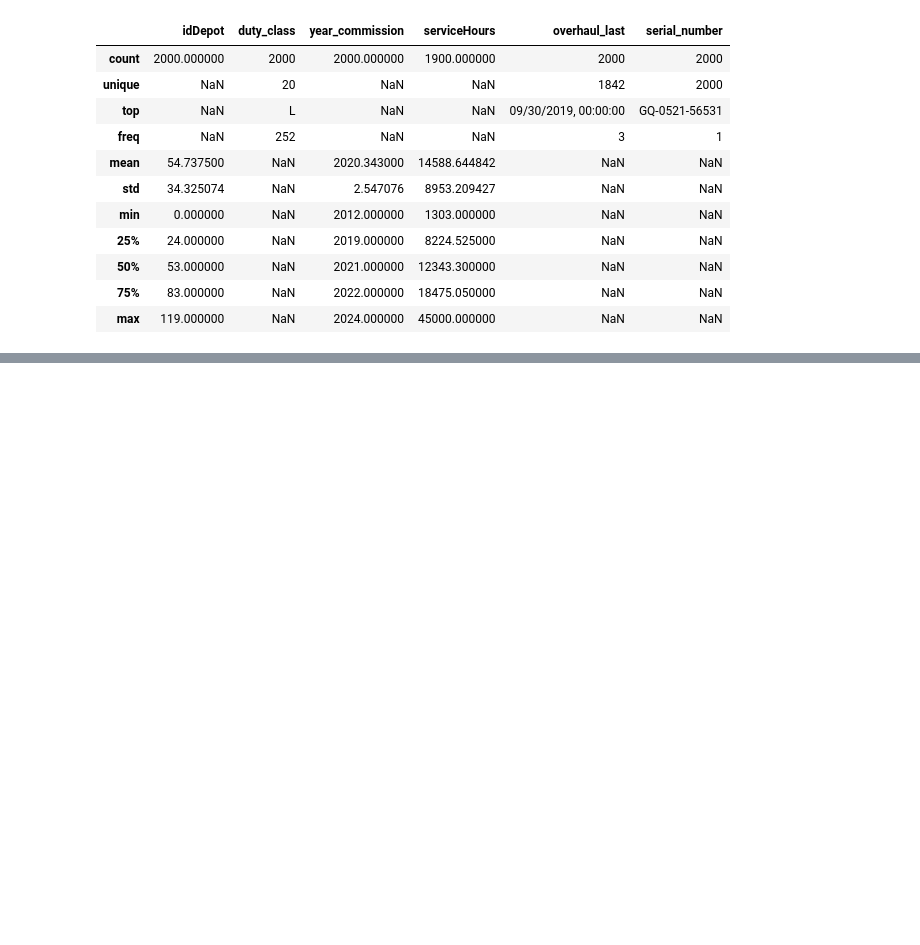
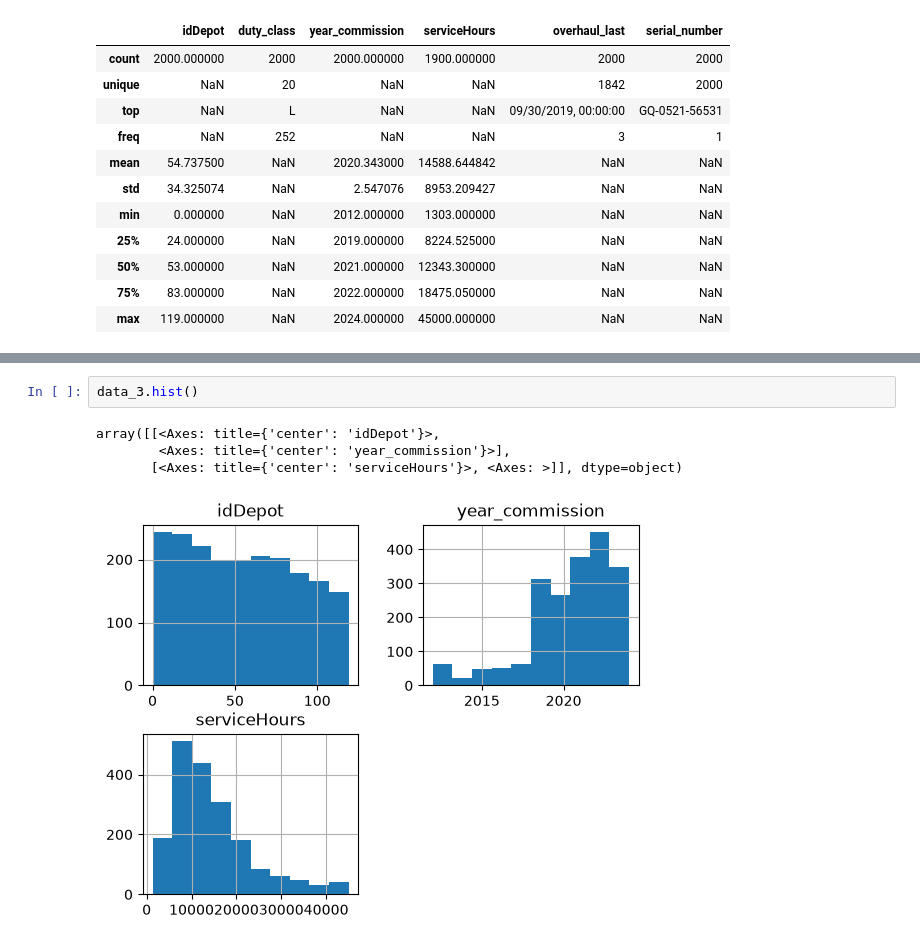
Before and after one commit to Walorean/Iau_project, a Jupyter notebook: test.ipynb, the cells around one changed output, grey strips where cells are left out. Drawn from its saved outputs; the diff is of its cells as text; blank space fills up the shorter version.

```diff
--- a/test.ipynb
+++ b/test.ipynb
@@ -262,0 +365,7 @@ Data are distributed into 3 .csv files(**gateway**, **readings**, **units**). **
+# %%
+data_3.hist()
+# %% [output]
+array([[<Axes: title={'center': 'idDepot'}>,
+        <Axes: title={'center': 'year_commission'}>],
+       [<Axes: title={'center': 'serviceHours'}>, <Axes: >]], dtype=object)
+[figure, added]
```
Also changed, not shown: parts of 14 cells of this notebook.
